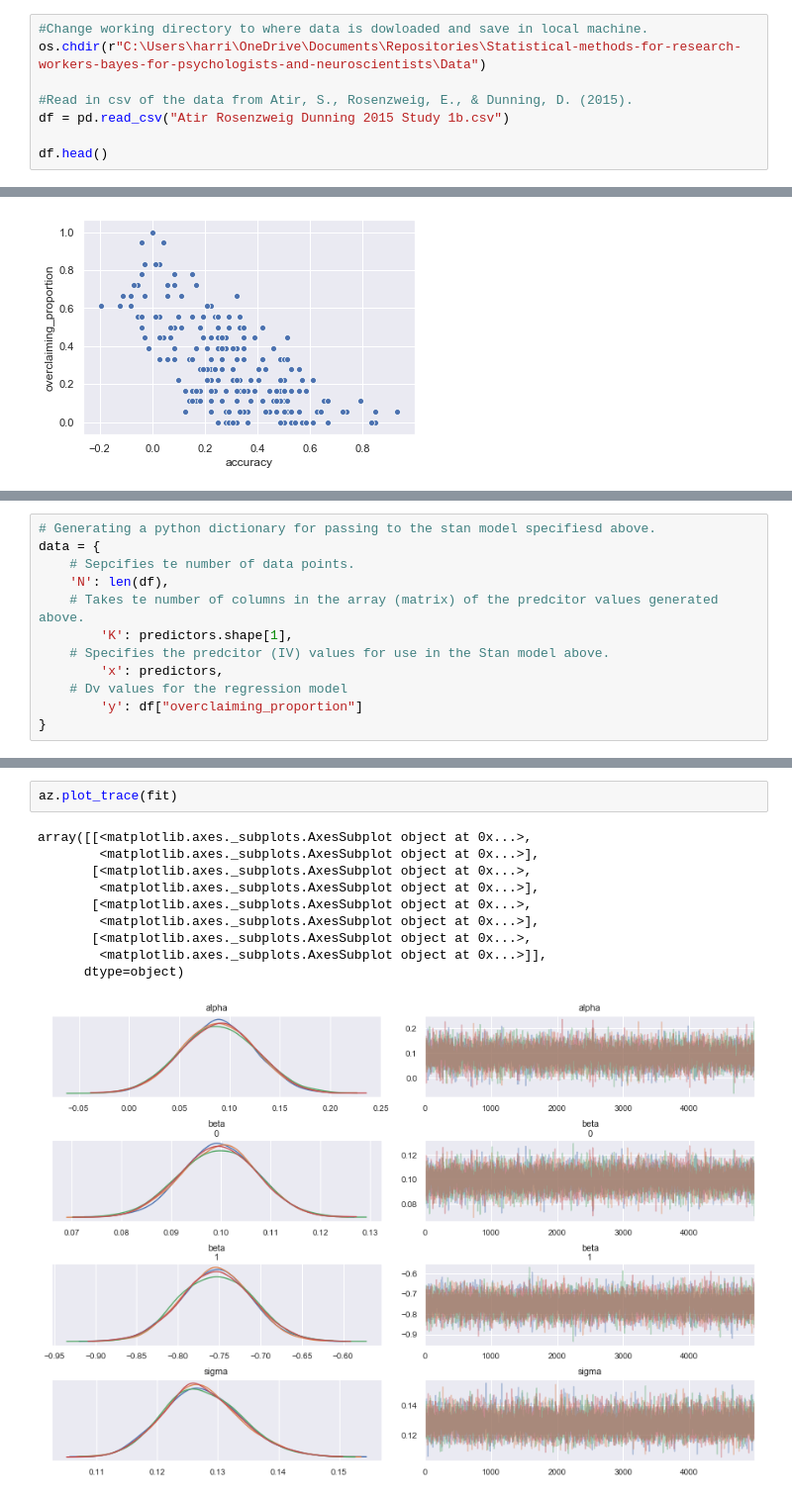
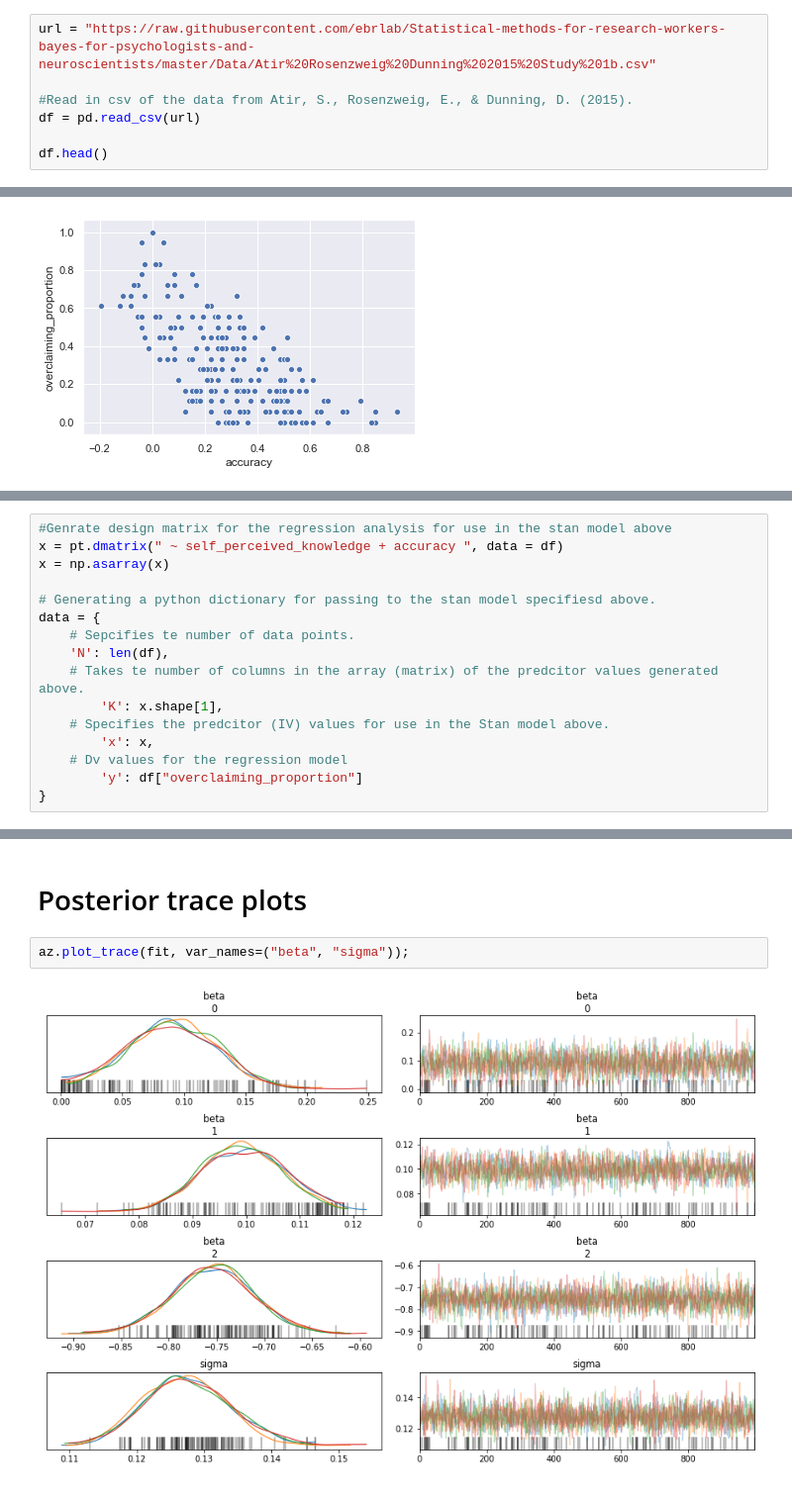
Before and after one commit to ebrlab/Statistical-methods-for-research-workers-psychology-and-neuroscience, a Jupyter notebook: notebooks/Bayesian Multiple regression .ipynb, the cells around one changed output, grey strips where cells are left out. Shown at 99% size. Cells and saved outputs as stored; diff of their text form.

```diff
--- a/notebooks/Bayesian Multiple regression .ipynb
+++ b/notebooks/Bayesian Multiple regression .ipynb
@@ -25,9 +82,8 @@ import arviz as az
 # %%
-#Change working directory to where data is dowloaded and save in local machine.
-os.chdir(r"C:\Users\harri\OneDrive\Documents\Repositories\Statistical-methods-for-research-workers-bayes-for-psychologists-and-neuroscientists\Data")
+url = "https://raw.githubusercontent.com/ebrlab/Statistical-methods-for-research-workers-bayes-for-psychologists-and-neuroscientists/master/Data/Atir%20Rosenzweig%20Dunning%202015%20Study%201b.csv"
 
 #Read in csv of the data from Atir, S., Rosenzweig, E., & Dunning, D. (2015).
-df = pd.read_csv("Atir Rosenzweig Dunning 2015 Study 1b.csv")
+df = pd.read_csv(url)
 
 df.head()
 # %% [output]
@@ -103,12 +174,16 @@ INFO:pystan:COMPILING THE C++ CODE FOR MODEL anon_model_19b21a8d2cf3dbec8016acd7
 # %%
+#Genrate design matrix for the regression analysis for use in the stan model above
+x = pt.dmatrix(" ~ self_perceived_knowledge + accuracy ", data = df)
+x = np.asarray(x)
+
 # Generating a python dictionary for passing to the stan model specifiesd above.
 data = {
     # Sepcifies te number of data points.
     'N': len(df),
     # Takes te number of columns in the array (matrix) of the predcitor values generated above.
-        'K': predictors.shape[1],
+        'K': x.shape[1],
     # Specifies the predcitor (IV) values for use in the Stan model above.
-        'x': predictors,
+        'x': x,
     # Dv values for the regression model
         'y': df["overclaiming_proportion"]
 }
@@ -168,13 +225,6 @@ array([<matplotlib.axes._subplots.AxesSubplot object at 0x...>],
+# %% [markdown]
+# Posterior trace plots
 # %%
-az.plot_trace(fit)
+az.plot_trace(fit, var_names=("beta", "sigma"));
 # %% [output]
-array([[<matplotlib.axes._subplots.AxesSubplot object at 0x...>,
-        <matplotlib.axes._subplots.AxesSubplot object at 0x...>],
-       [<matplotlib.axes._subplots.AxesSubplot object at 0x...>,
-        <matplotlib.axes._subplots.AxesSubplot object at 0x...>],
-       [<matplotlib.axes._subplots.AxesSubplot object at 0x...>,
-        <matplotlib.axes._subplots.AxesSubplot object at 0x...>],
-       [<matplotlib.axes._subplots.AxesSubplot object at 0x...>,
-        <matplotlib.axes._subplots.AxesSubplot object at 0x...>]],
-      dtype=object)
-[figure, old version]
+[figure, new version]
```
Also changed, not shown: parts of 35 cells of this notebook, 6 other files.
